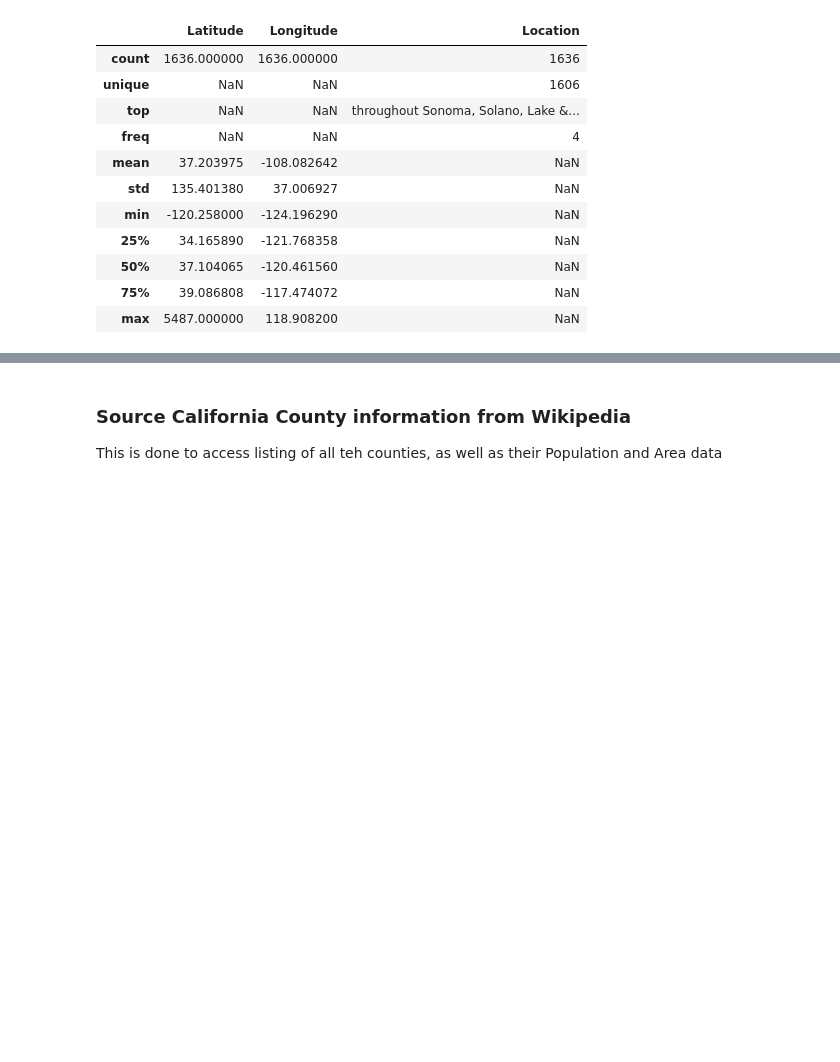
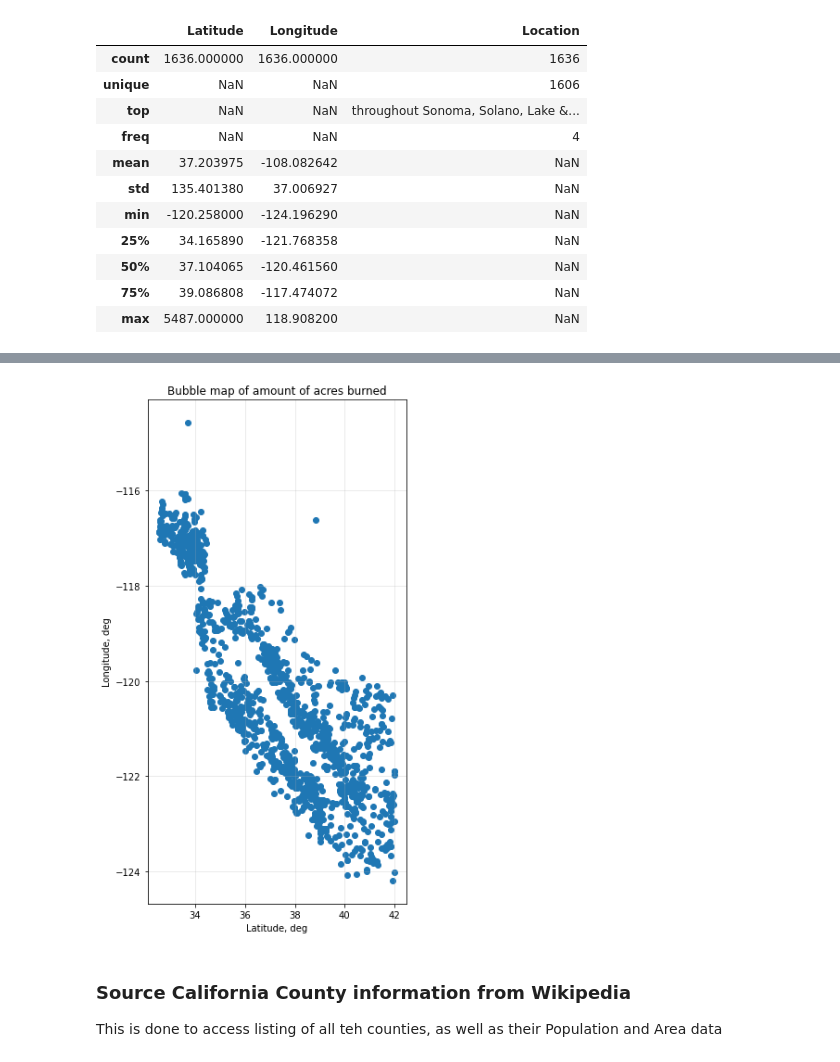
Before and after one commit to i-am-phoenix/project3, a Jupyter notebook: Untitled.ipynb, the cells around one changed output, grey strips where cells are left out. Saved outputs shown, nothing was run; the diff lists cells and outputs as text; code cells hidden in the pictures; blank space fills up the shorter version.

```diff
--- a/Untitled.ipynb
+++ b/Untitled.ipynb
@@ -86,3 +116,13 @@ Text(0.5, 1.0, 'Bubble map of amount of acres burned')
+# %%
+plt.figure(figsize=(5,10))
+plt.scatter(clean_data_3.Latitude, clean_data_3.Longitude)
+# plt.colorbar()
+plt.ylabel("Longitude, deg")
+plt.xlabel("Latitude, deg")
+plt.title("Bubble map of amount of acres burned")
+plt.grid(alpha=0.3)
+# %% [output]
+[figure, added]
 # %% [markdown]
 ### Source California County information from Wikipedia
 This is done to access listing of all teh counties, as well as their Population and Area data
```
Also changed, not shown: parts of 4 cells of this notebook.
